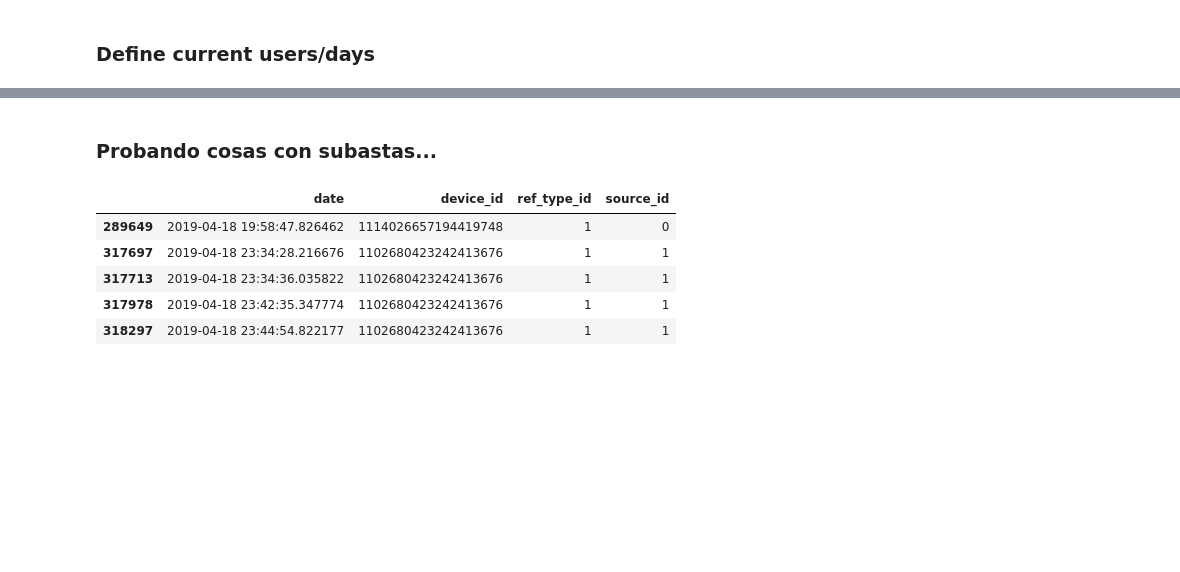
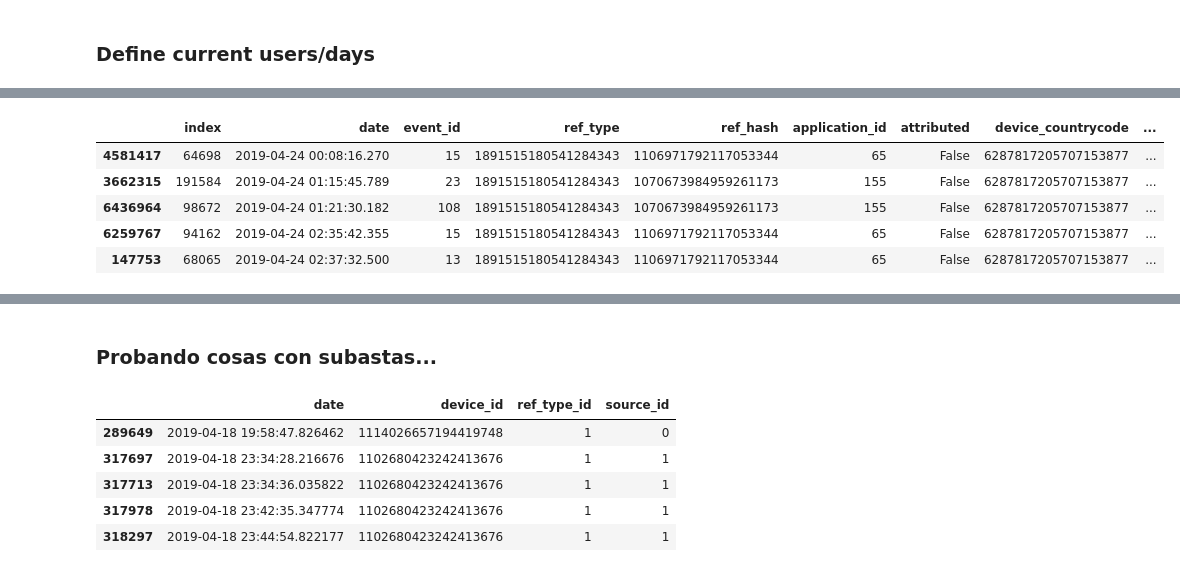
Before and after one commit to rozanecm/7506_tp2_1c2019, a Jupyter notebook: notebooks/My nb by mr.ipynb, the cells around one changed output, grey strips where cells are left out. Cells and saved outputs as stored; diff of their text form; code cells hidden in the pictures; blank space fills up the shorter version.

```diff
--- a/notebooks/My nb by mr.ipynb
+++ b/notebooks/My nb by mr.ipynb
@@ -478,0 +506,9 @@ print(df_auctions.memory_usage(deep=True).sum()/1e6)
+# %%
+df_events.head()
+# %% [output]
+|  | index | date | event_id | ref_type | ref_hash | application_id | attributed | device_countrycode | ... |
+| 4581417 | 64698 | 2019-04-24 00:08:16.270 | 15 | 1891515180541284343 | 1106971792117053344 | 65 | False | 6287817205707153877 | ... |
+| 3662315 | 191584 | 2019-04-24 01:15:45.789 | 23 | 1891515180541284343 | 1070673984959261173 | 155 | False | 6287817205707153877 | ... |
+| 6436964 | 98672 | 2019-04-24 01:21:30.182 | 108 | 1891515180541284343 | 1070673984959261173 | 155 | False | 6287817205707153877 | ... |
+| 6259767 | 94162 | 2019-04-24 02:35:42.355 | 15 | 1891515180541284343 | 1106971792117053344 | 65 | False | 6287817205707153877 | ... |
+| 147753 | 68065 | 2019-04-24 02:37:32.500 | 13 | 1891515180541284343 | 1106971792117053344 | 65 | False | 6287817205707153877 | ... |
```
Also changed, not shown: parts of 33 cells of this notebook.
